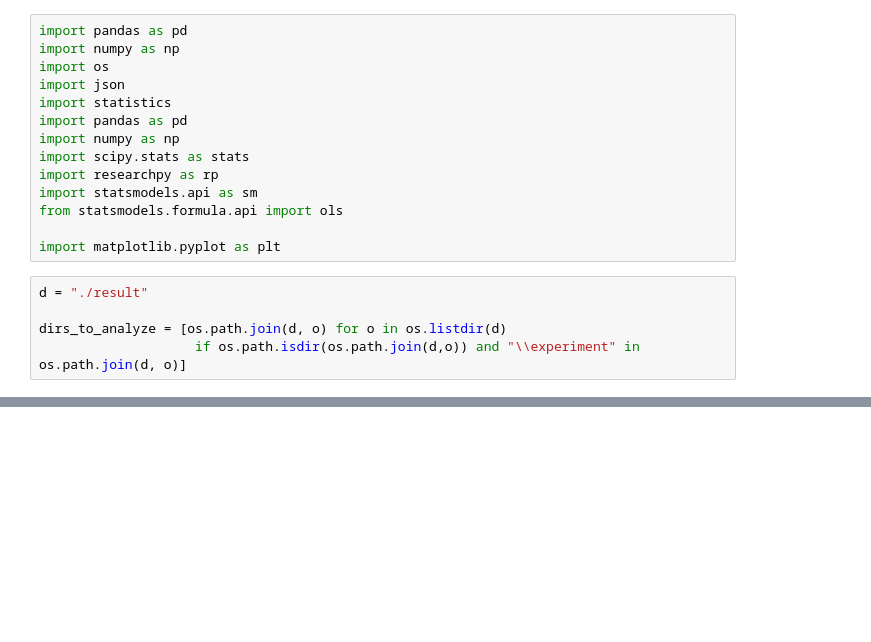
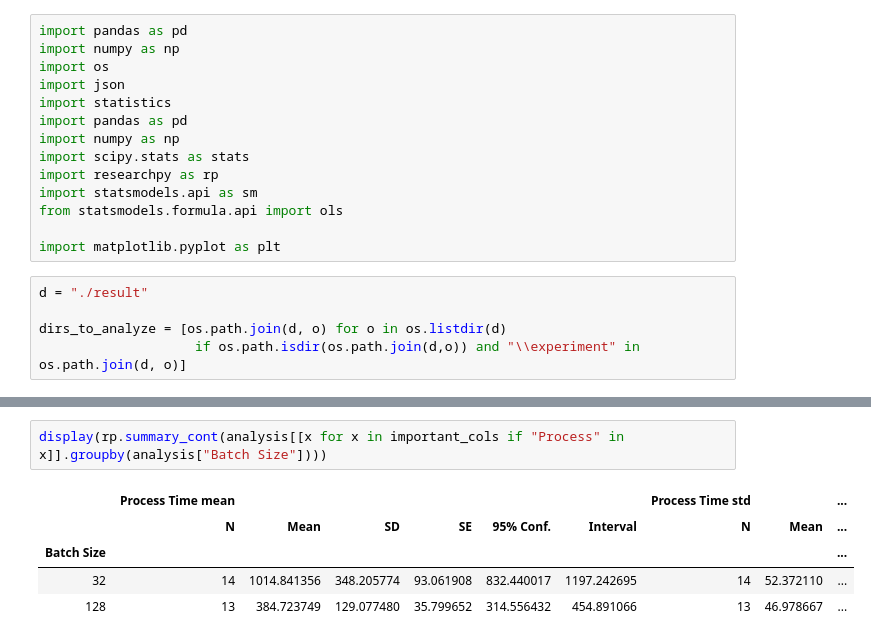
Before and after one commit to nejcmacek/CS4215-BigDL, a Jupyter notebook: analysis/Analysis.ipynb, the cells around one changed output, grey strips where cells are left out. Drawn from its saved outputs; the diff is of its cells as text; blank space fills up the shorter version.

```diff
--- a/analysis/Analysis.ipynb
+++ b/analysis/Analysis.ipynb
@@ -155,0 +161,8 @@ for col in to_show:
+# %%
+display(rp.summary_cont(analysis[[x for x in important_cols if "Process" in x]].groupby(analysis["Batch Size"])))
+# %% [output]
+|  | Process Time mean |  |  |  |  |  | Process Time std |  | ... |
+|  | N | Mean | SD | SE | 95% Conf. | Interval | N | Mean | ... |
+| Batch Size |  |  |  |  |  |  |  |  | ... |
+| 32 | 14 | 1014.841356 | 348.205774 | 93.061908 | 832.440017 | 1197.242695 | 14 | 52.372110 | ... |
+| 128 | 13 | 384.723749 | 129.077480 | 35.799652 | 314.556432 | 454.891066 | 13 | 46.978667 | ... |
```
Also changed, not shown: parts of 5 cells of this notebook, 2 other files.
